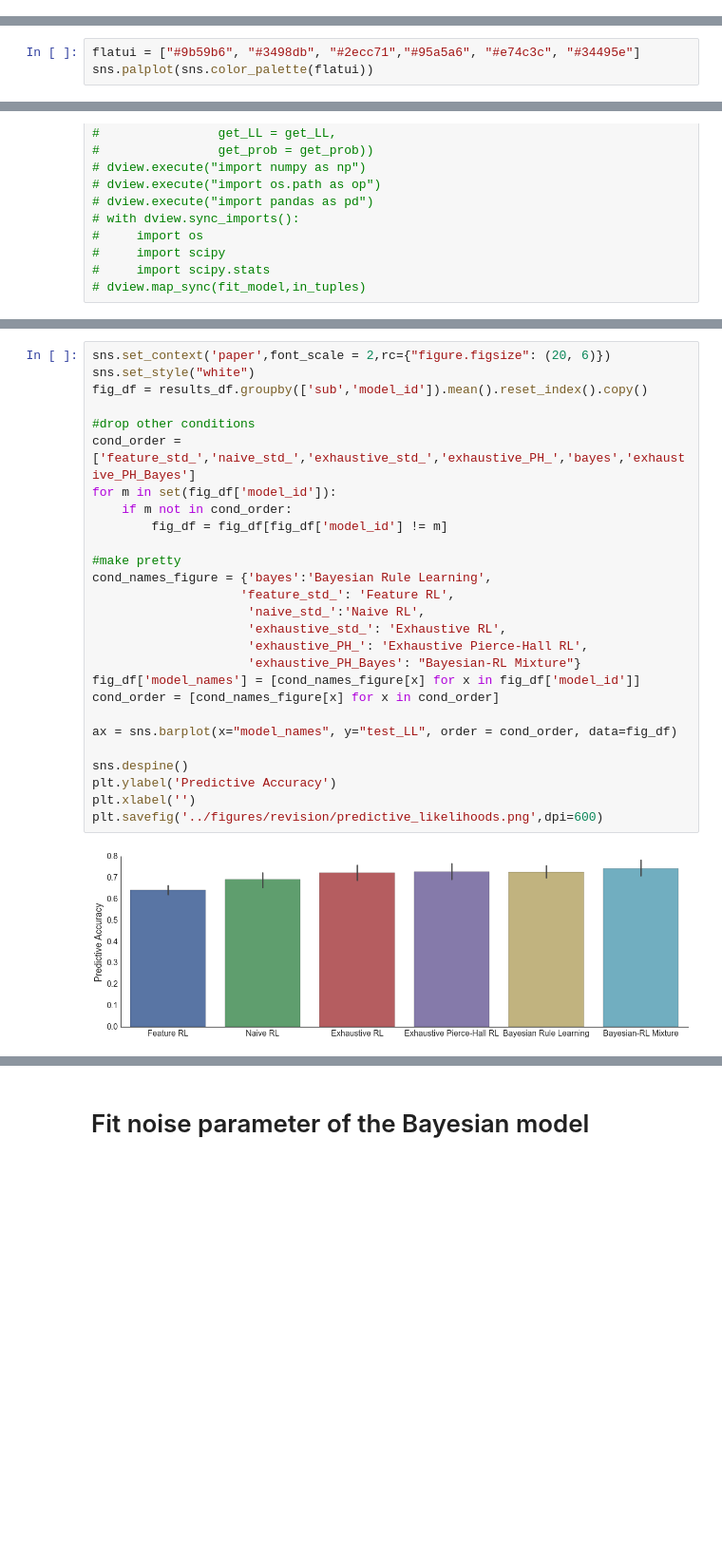
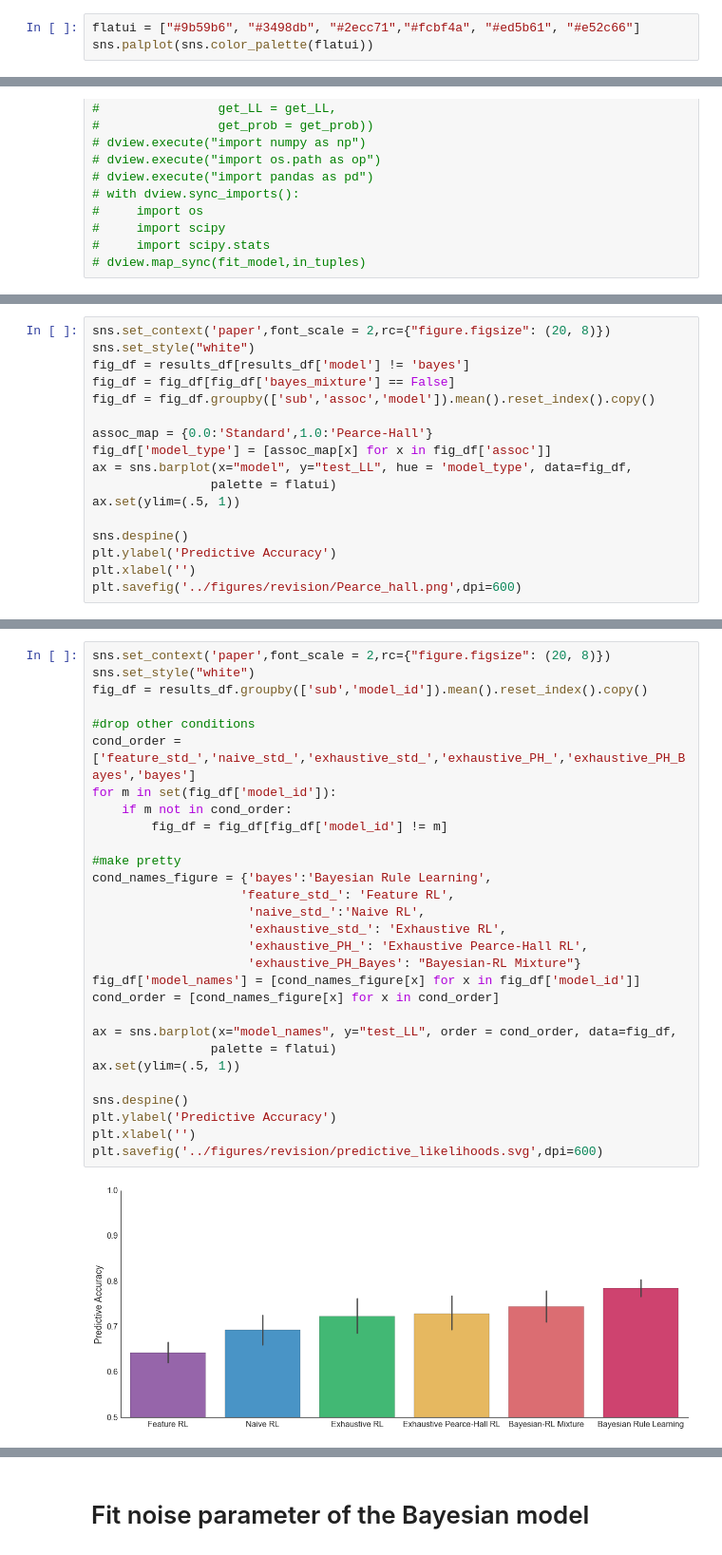
Before and after one commit to iancballard/rule_learning, a Jupyter notebook: model_fitting_predictive_LL.ipynb, the cells around one changed output, grey strips where cells are left out. Shown at 95% size. Cells and saved outputs as stored; diff of their text form; blank space fills up the shorter version.

Commit message:
added figures for supplemental materials

```diff
--- a/model_fitting_predictive_LL.ipynb
+++ b/model_fitting_predictive_LL.ipynb
@@ -37,3 +38,6 @@ afex = importr('afex')
 sns.set_context("paper")
 # %%
 rc = Client()
+# %%
+flatui = ["#9b59b6", "#3498db", "#2ecc71","#fcbf4a", "#ed5b61", "#e52c66"]
+sns.palplot(sns.color_palette(flatui))
@@ -100,6 +106,3 @@ df2 = df2.sort_values(by = ['type','condition','sub','trial'])
 
 df2.to_csv(op.abspath('../behavioral_data.csv'),index = False)
 bayes_predictions = df2[df2['type'] == 'model']
-# %%
-flatui = ["#9b59b6", "#3498db", "#2ecc71","#95a5a6", "#e74c3c", "#34495e"]
-sns.palplot(sns.color_palette(flatui))
@@ -392,0 +398,17 @@ results_df.groupby('model_id').mean()
+# %%
+sns.set_context('paper',font_scale = 2,rc={"figure.figsize": (20, 8)})
+sns.set_style("white")
+fig_df = results_df[results_df['model'] != 'bayes']
+fig_df = fig_df[fig_df['bayes_mixture'] == False]
+fig_df = fig_df.groupby(['sub','assoc','model']).mean().reset_index().copy()
+
+assoc_map = {0.0:'Standard',1.0:'Pearce-Hall'}
+fig_df['model_type'] = [assoc_map[x] for x in fig_df['assoc']]
+ax = sns.barplot(x="model", y="test_LL", hue = 'model_type', data=fig_df,
+                palette = flatui)
+ax.set(ylim=(.5, 1))
+
+sns.despine()
+plt.ylabel('Predictive Accuracy')
+plt.xlabel('')
+plt.savefig('../figures/revision/Pearce_hall.png',dpi=600)
@@ -393,30 +417,32 @@ results_df.groupby('model_id').mean()
 # %%
-sns.set_context('paper',font_scale = 2,rc={"figure.figsize": (20, 6)})
+sns.set_context('paper',font_scale = 2,rc={"figure.figsize": (20, 8)})
 sns.set_style("white")
 fig_df = results_df.groupby(['sub','model_id']).mean().reset_index().copy()
 
 #drop other conditions
-cond_order = ['feature_std_','naive_std_','exhaustive_std_','exhaustive_PH_','bayes','exhaustive_PH_Bayes']
+cond_order = ['feature_std_','naive_std_','exhaustive_std_','exhaustive_PH_','exhaustive_PH_Bayes','bayes']
 for m in set(fig_df['model_id']):
     if m not in cond_order:
         fig_df = fig_df[fig_df['model_id'] != m]
 
 #make pretty
 cond_names_figure = {'bayes':'Bayesian Rule Learning',
                     'feature_std_': 'Feature RL',
                      'naive_std_':'Naive RL',
                      'exhaustive_std_': 'Exhaustive RL',
-                     'exhaustive_PH_': 'Exhaustive Pierce-Hall RL',
+                     'exhaustive_PH_': 'Exhaustive Pearce-Hall RL',
                      'exhaustive_PH_Bayes': "Bayesian-RL Mixture"}
 fig_df['model_names'] = [cond_names_figure[x] for x in fig_df['model_id']]
 cond_order = [cond_names_figure[x] for x in cond_order]
 
-ax = sns.barplot(x="model_names", y="test_LL", order = cond_order, data=fig_df)
+ax = sns.barplot(x="model_names", y="test_LL", order = cond_order, data=fig_df,
+                palette = flatui)
+ax.set(ylim=(.5, 1))
 
 sns.despine()
 plt.ylabel('Predictive Accuracy')
 plt.xlabel('')
-plt.savefig('../figures/revision/predictive_likelihoods.png',dpi=600)
+plt.savefig('../figures/revision/predictive_likelihoods.svg',dpi=600)
 # %% [output]
-[figure, old version]
+[figure, new version]
 # %%
```
Also changed, not shown: parts of 34 cells of this notebook.
